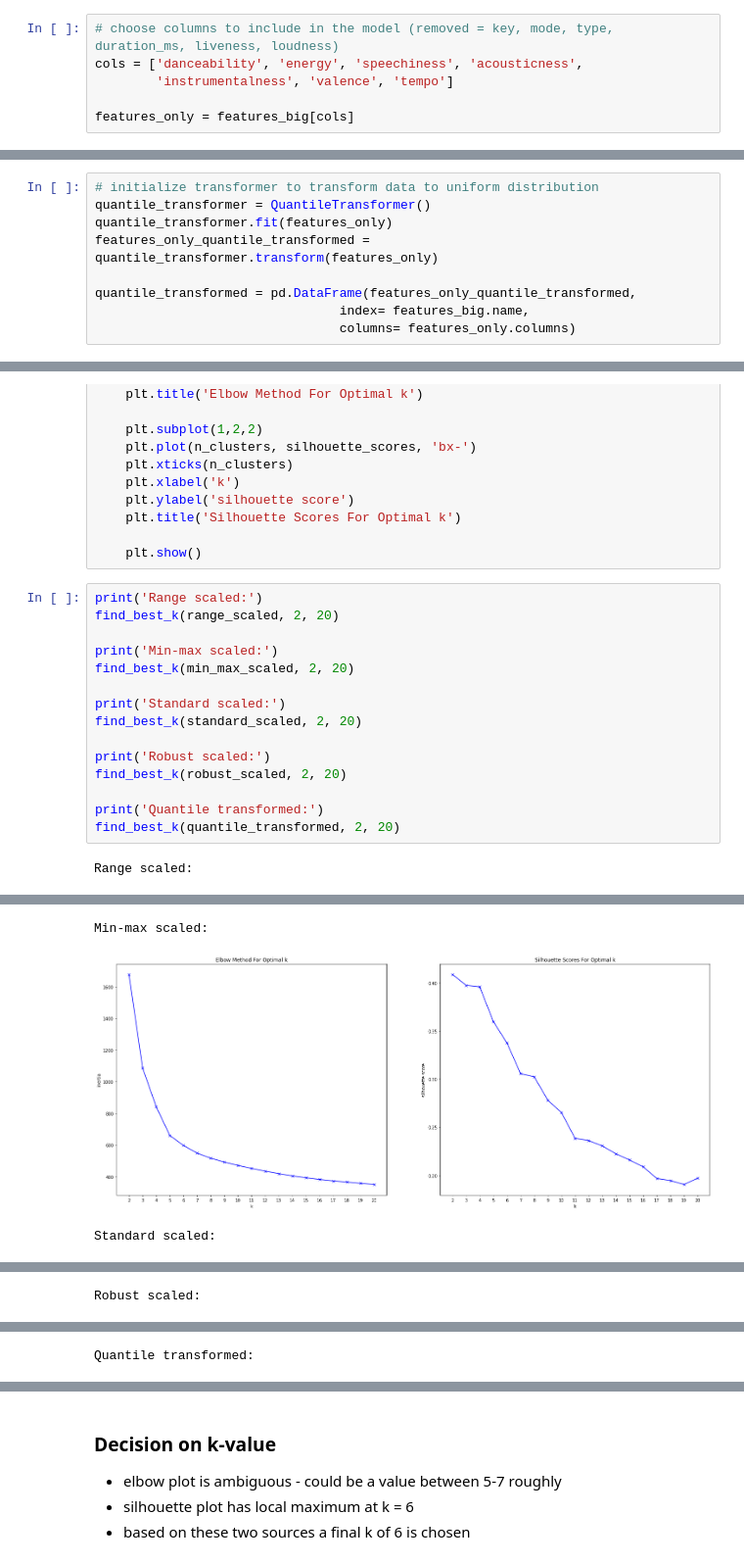
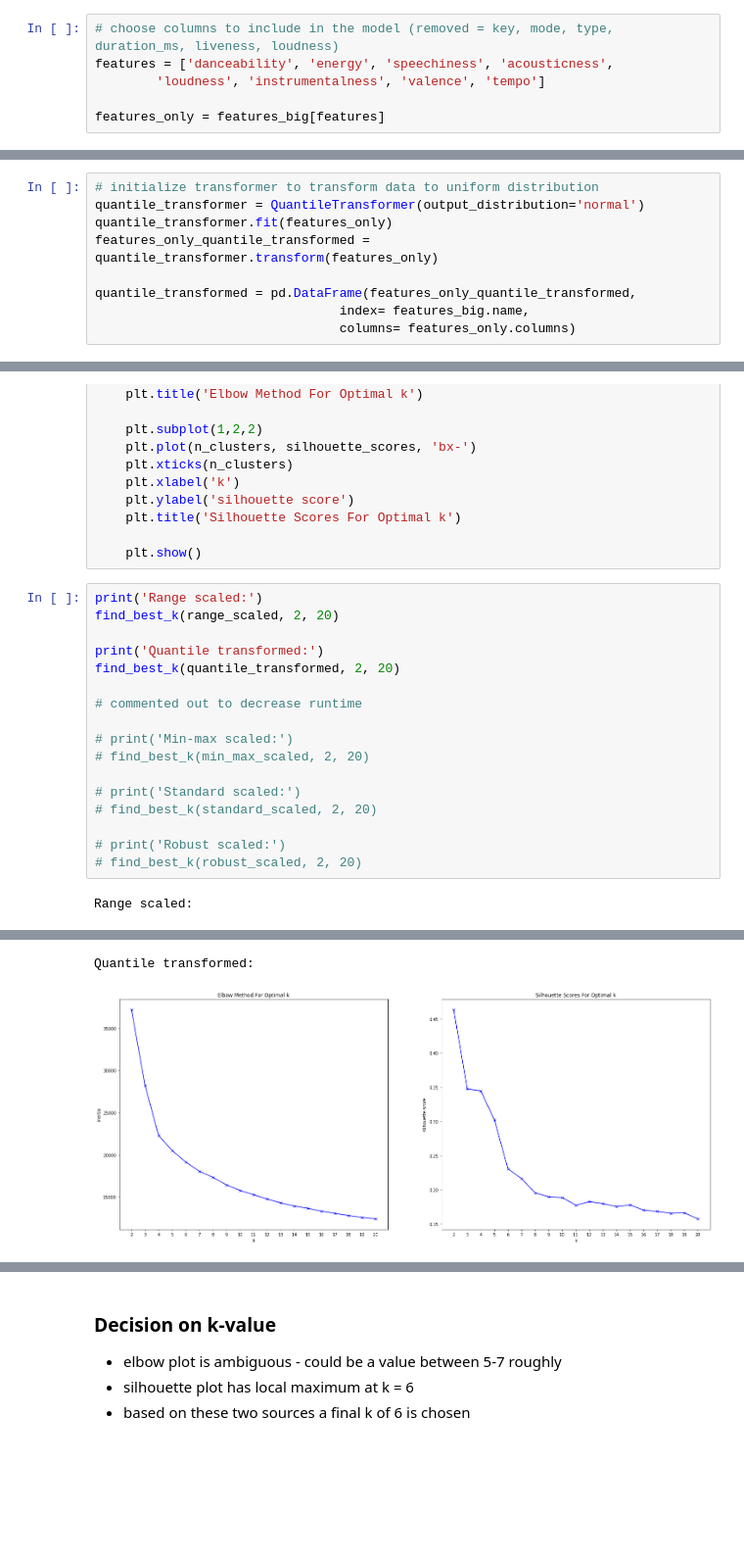
Before and after one commit to tobiasaurer/machine-learning-music, a Jupyter notebook: moosic.ipynb, the cells around one changed output, grey strips where cells are left out. Shown: that part at 98% size. Drawn from its saved outputs; the diff is of its cells as text; blank space fills up the shorter version.

```diff
--- a/moosic.ipynb
+++ b/moosic.ipynb
@@ -56,9 +38,9 @@ Index(['name', 'artist', 'danceability', 'energy', 'key', 'loudness', 'mode',
 # %%
 # choose columns to include in the model (removed = key, mode, type, duration_ms, liveness, loudness)
-cols = ['danceability', 'energy', 'speechiness', 'acousticness',
-        'instrumentalness', 'valence', 'tempo']
+features = ['danceability', 'energy', 'speechiness', 'acousticness',
+        'loudness', 'instrumentalness', 'valence', 'tempo']
 
-features_only = features_big[cols]
+features_only = features_big[features]
 # %% [markdown]
 ## Exploration of different scaling methods (big dataset)
 # %% [markdown]
@@ -133,7 +115,7 @@ robust_scaled = pd.DataFrame(features_only_robust_scaled,
 ### Quantile Transforming
 # %%
 # initialize transformer to transform data to uniform distribution
-quantile_transformer = QuantileTransformer()
+quantile_transformer = QuantileTransformer(output_distribution='normal')
 quantile_transformer.fit(features_only)
 features_only_quantile_transformed = quantile_transformer.transform(features_only)
 
@@ -227,16 +210,18 @@ def find_best_k(data, min_n_clusters, max_n_clusters):
 print('Range scaled:')
 find_best_k(range_scaled, 2, 20)
 
-print('Min-max scaled:')
-find_best_k(min_max_scaled, 2, 20)
-
-print('Standard scaled:')
-find_best_k(standard_scaled, 2, 20)
-
-print('Robust scaled:')
-find_best_k(robust_scaled, 2, 20)
-
 print('Quantile transformed:')
 find_best_k(quantile_transformed, 2, 20)
+
+# commented out to decrease runtime
+
+# print('Min-max scaled:')
+# find_best_k(min_max_scaled, 2, 20)
+
+# print('Standard scaled:')
+# find_best_k(standard_scaled, 2, 20)
+
+# print('Robust scaled:')
+# find_best_k(robust_scaled, 2, 20)
 # %% [output]
 Range scaled:
@@ -244,3 +229,2 @@ Range scaled:
-Min-max scaled:
+Quantile transformed:
-[figure, old version]
+[figure, new version]
-Standard scaled:
@@ -248 +230,0 @@ Standard scaled:
-Robust scaled:
@@ -250 +230,0 @@ Robust scaled:
-Quantile transformed:
```
Also changed, not shown: parts of 27 cells of this notebook.
